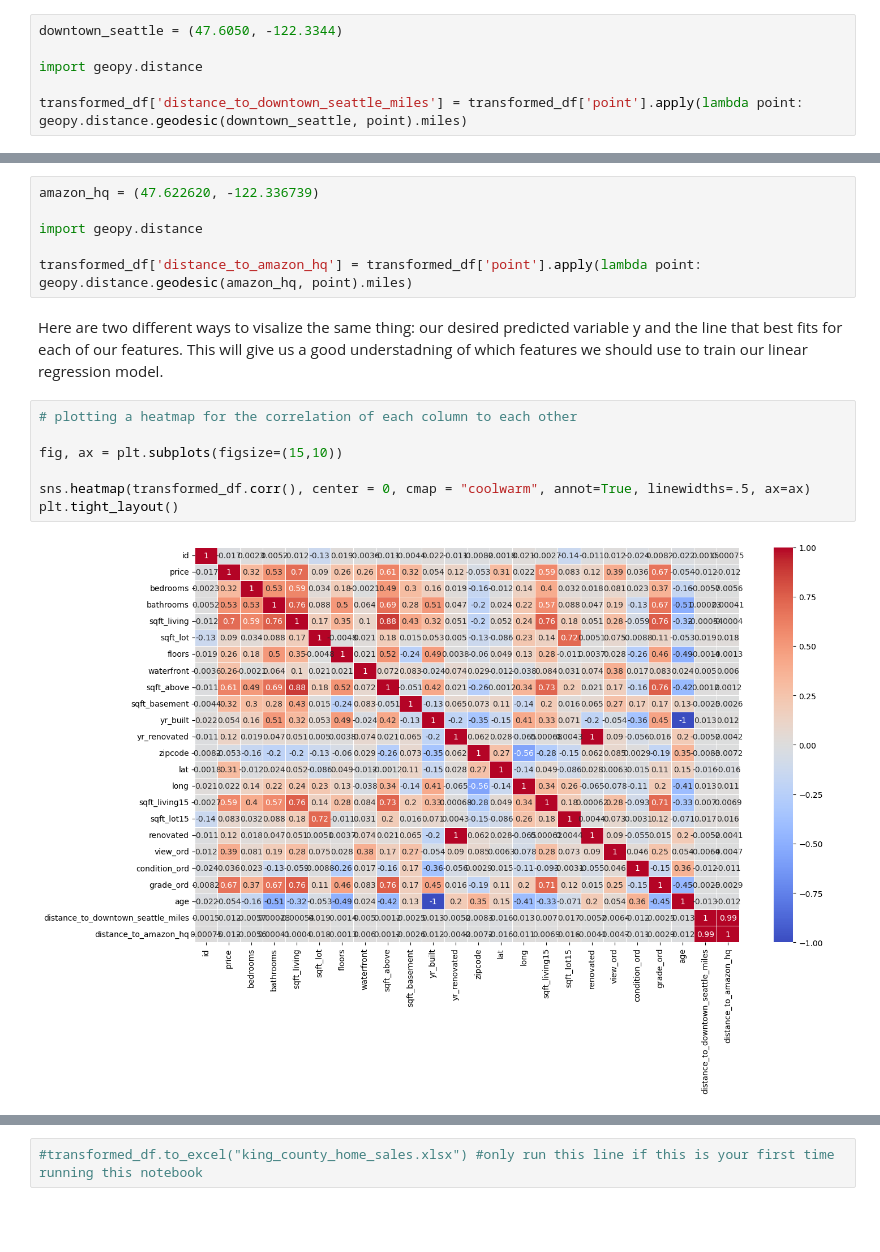
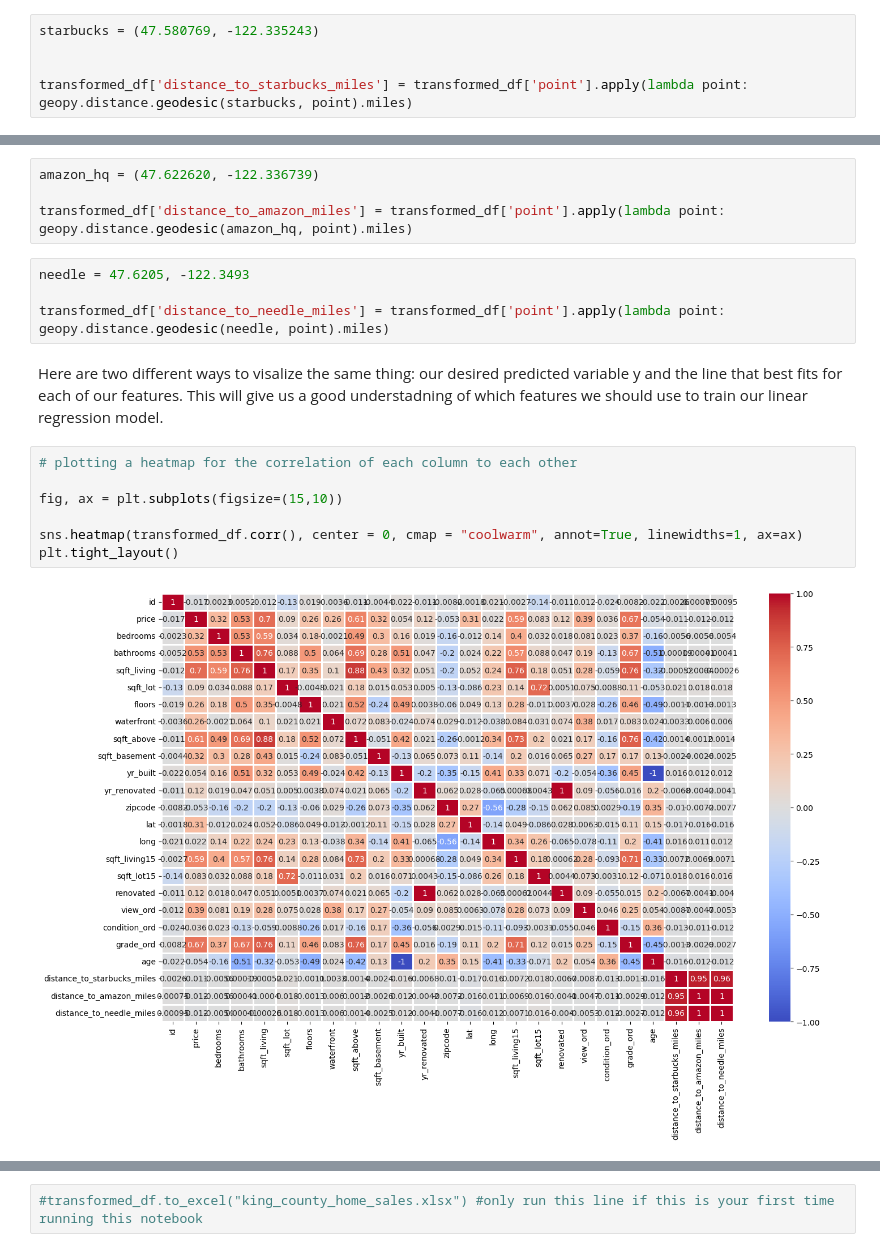
Before and after one commit to tweatherfordk/Linear-Regression-Housing-Model, a Jupyter notebook: Pedro/kings_county_eda.ipynb, the cells around one changed output, grey strips where cells are left out. Drawn from its saved outputs; the diff is of its cells as text; blank space fills up the shorter version.

```diff
--- a/Pedro/kings_county_eda.ipynb
+++ b/Pedro/kings_county_eda.ipynb
@@ -206,8 +207,7 @@ transformed_df.head(3)
 | 2 | 5631500400 | 2015-02-25 | 180000.0 | 2 | 1.00 | 770 | 10000 | 1.0 | 0 | ... |
 3 rows × 24 columns
 # %%
-downtown_seattle = (47.6050, -122.3344)
+starbucks = (47.580769, -122.335243)
 
-import geopy.distance
 
-transformed_df['distance_to_downtown_seattle_miles'] = transformed_df['point'].apply(lambda point: geopy.distance.geodesic(downtown_seattle, point).miles)
+transformed_df['distance_to_starbucks_miles'] = transformed_df['point'].apply(lambda point: geopy.distance.geodesic(starbucks, point).miles)
@@ -226,20 +214,22 @@ Name: distance_to_downtown_seattle_miles, dtype: float64
 # %%
 amazon_hq = (47.622620, -122.336739)
 
-import geopy.distance
-
-transformed_df['distance_to_amazon_hq'] = transformed_df['point'].apply(lambda point: geopy.distance.geodesic(amazon_hq, point).miles)
+transformed_df['distance_to_amazon_miles'] = transformed_df['point'].apply(lambda point: geopy.distance.geodesic(amazon_hq, point).miles)
+# %%
+needle = 47.6205, -122.3493
+
+transformed_df['distance_to_needle_miles'] = transformed_df['point'].apply(lambda point: geopy.distance.geodesic(needle, point).miles)
 # %% [markdown]
 Here are two different ways to visalize the same thing: our desired predicted variable y and the line that best fits for each of our features. This will give us a good understadning of which features we should use to train our linear regression model.
 # %%
 # plotting a heatmap for the correlation of each column to each other
 
 fig, ax = plt.subplots(figsize=(15,10))
 
-sns.heatmap(transformed_df.corr(), center = 0, cmap = "coolwarm", annot=True, linewidths=.5, ax=ax)
+sns.heatmap(transformed_df.corr(), center = 0, cmap = "coolwarm", annot=True, linewidths=1, ax=ax)
 plt.tight_layout()
 # %% [output]
-[figure, old version]
+[figure, new version]
 # %%
 desired_columns = ['bedrooms', 'bathrooms', 'sqft_living',
 'sqft_lot', 'floors', 'waterfront', 'sqft_above', 'sqft_basement',
```
Also changed, not shown: parts of 5 cells of this notebook, 3 other files.
